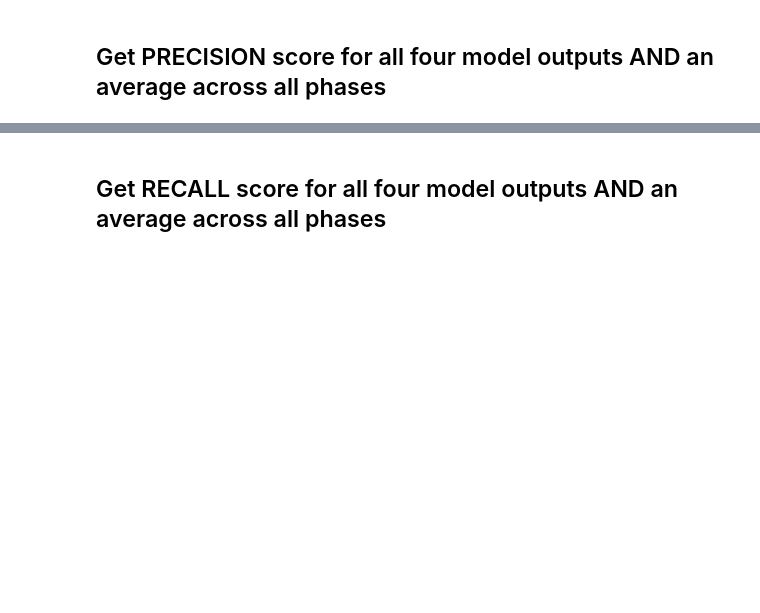
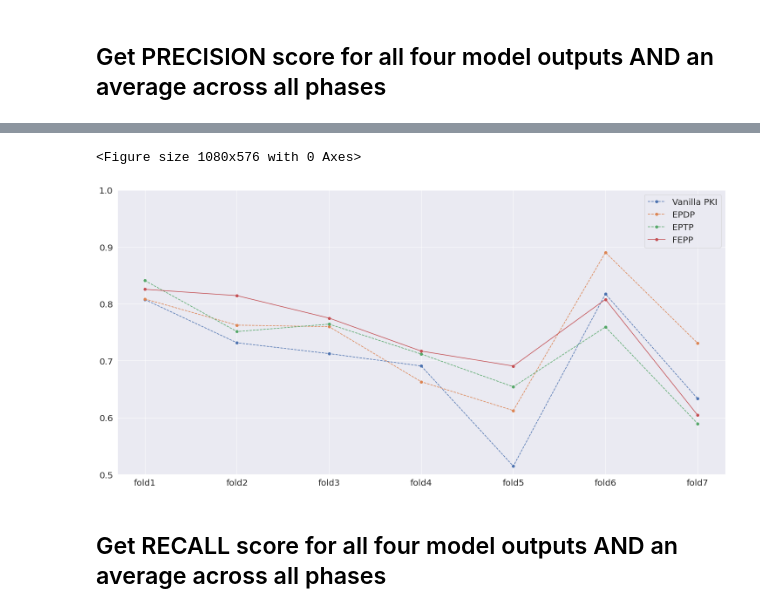
Before and after one commit to jennazhou/SurgicalWorkflowSegmentation, a Jupyter notebook: evaluation.ipynb, the cells around one changed output, grey strips where cells are left out. Drawn from its saved outputs; the diff is of its cells as text; code cells hidden in the pictures; blank space fills up the shorter version.

```diff
--- a/evaluation.ipynb
+++ b/evaluation.ipynb
@@ -397,0 +536,5 @@ Average f1 score of pki vanilla output across all videos all phases:0.6819003844
+# %%
+def printPerFoldAveScores(perFoldScoreDict):
+    for fold in perFoldScoreDict:
+        print("Fold {}:".format(fold))
+        print("Score:{}".format(perFoldScoreDict[fold]))
@@ -398,9 +543,20 @@ Average f1 score of pki vanilla output across all videos all phases:0.6819003844
 # %%
 for model_output_name in pki_outputs:
     f1_scores = evalScorePerPhase(pki_output_dict_no_zero[model_output_name], true_label_no_zero, data_dict, "f1")
-    f1_ave_scores = getAveScoreAcrossAllVid(f1_scores)
+#     print(f1_scores)
+    # get per-fold average scores
+    f1_ave_scores_dict = getAveScoreAcrossAllFolds(f1_scores, test_folds)
+    # get average by phase (vector length: 5)
+    f1_ave_scores = getAveScoreAcrossAllVid(f1_ave_scores_dict)
+    # get average by fold (vector length: 7)
+    f1_ave_scores_by_fold = getAveScoreByFold(f1_ave_scores_dict)
+
+
     print("Current model:{}".format(model_output_name))
+    print("Per fold F1 socres:")
+    printPerFoldAveScores(f1_ave_scores_dict)
     print("f1 average scores for individual phase:\n{}".format(f1_ave_scores))
+    print("f1 average scores by fold:\n{}".format(f1_ave_scores_by_fold))
     print("Average f1 score across all videos all phases:{}".format(np.sum(f1_ave_scores)/len(f1_ave_scores)))
     print()
 # %% [output]
@@ -457,3 +630,32 @@ Average precision across all videos all phases:0.7478465751475342
+# %%
+# plots
+def plot(score_by_fold):
+##############
+    names = {"vanilla":"Vanilla PKI",
+             "eptp":"EPTP",
+             "epdp":"EPDP",
+             "fepp":"FEPP",
+            }
+    num = 7
+    figure(figsize=(15, 8))
+    x = list(range(1, num+1, 1))
+    plt.figure(figsize=(25, 12))
+    plt.rc('font', size=20)
+    labels = ["fold{}".format(i) for i in range(1,8)]
+    plt.xticks(x, labels=labels)  # Set label locations.
+    plt.ylim(ymin=0.5)
+    for model in score_by_fold:
+        if model == "fepp":
+            plt.plot(x, score_by_fold[model], '-o',label=names[model])
+            continue
+        plt.plot(x, score_by_fold[model], '--o',label=names[model])
+    plt.legend()
+    plt.show()
+# %%
+plot(precisions_by_fold)
+# %% [output]
+<Figure size 1080x576 with 0 Axes>
+[figure, added]
 # %% [markdown]
 ## Get RECALL score for all four model outputs AND an average across all phases
 # %%
```
Also changed, not shown: parts of 38 cells of this notebook.
